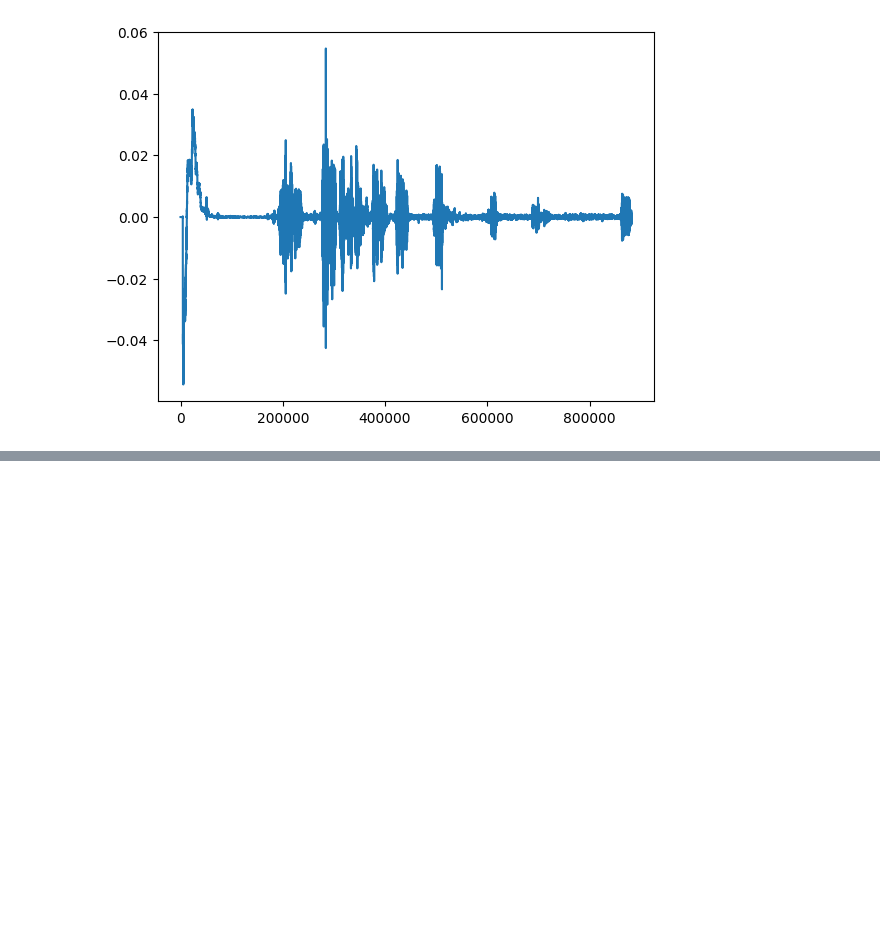
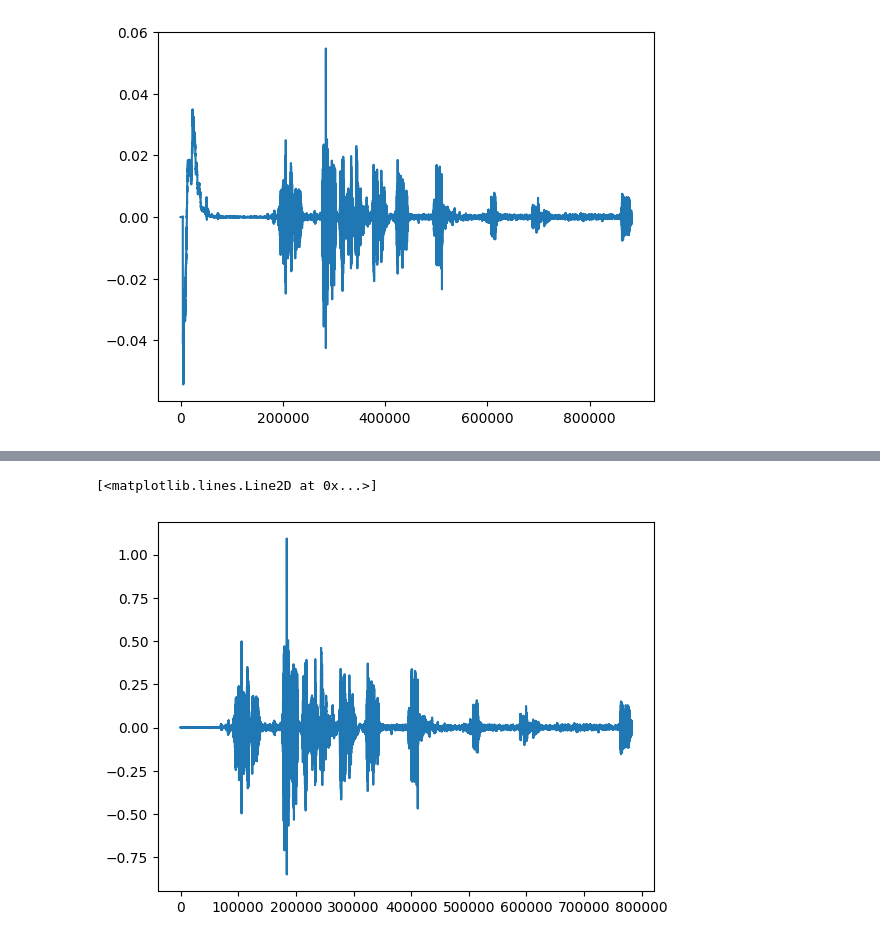
Before and after one commit to ycy29cam/GF3-Audio-Modem, a Jupyter notebook: GF3_synchronisation_00-03.ipynb, the cells around one changed output, grey strips where cells are left out. Drawn from its saved outputs; the diff is of its cells as text; code cells hidden in the pictures; blank space fills up the shorter version.

```diff
--- a/GF3_synchronisation_00-03.ipynb
+++ b/GF3_synchronisation_00-03.ipynb
@@ -84,0 +85,5 @@ at index  199656
+# %%
+plt.plot(myrecording_channel1)
+# %% [output]
+[<matplotlib.lines.Line2D at 0x...>]
+[figure, added]
```
Also changed, not shown: parts of 1 cell of this notebook, 1 other file.
